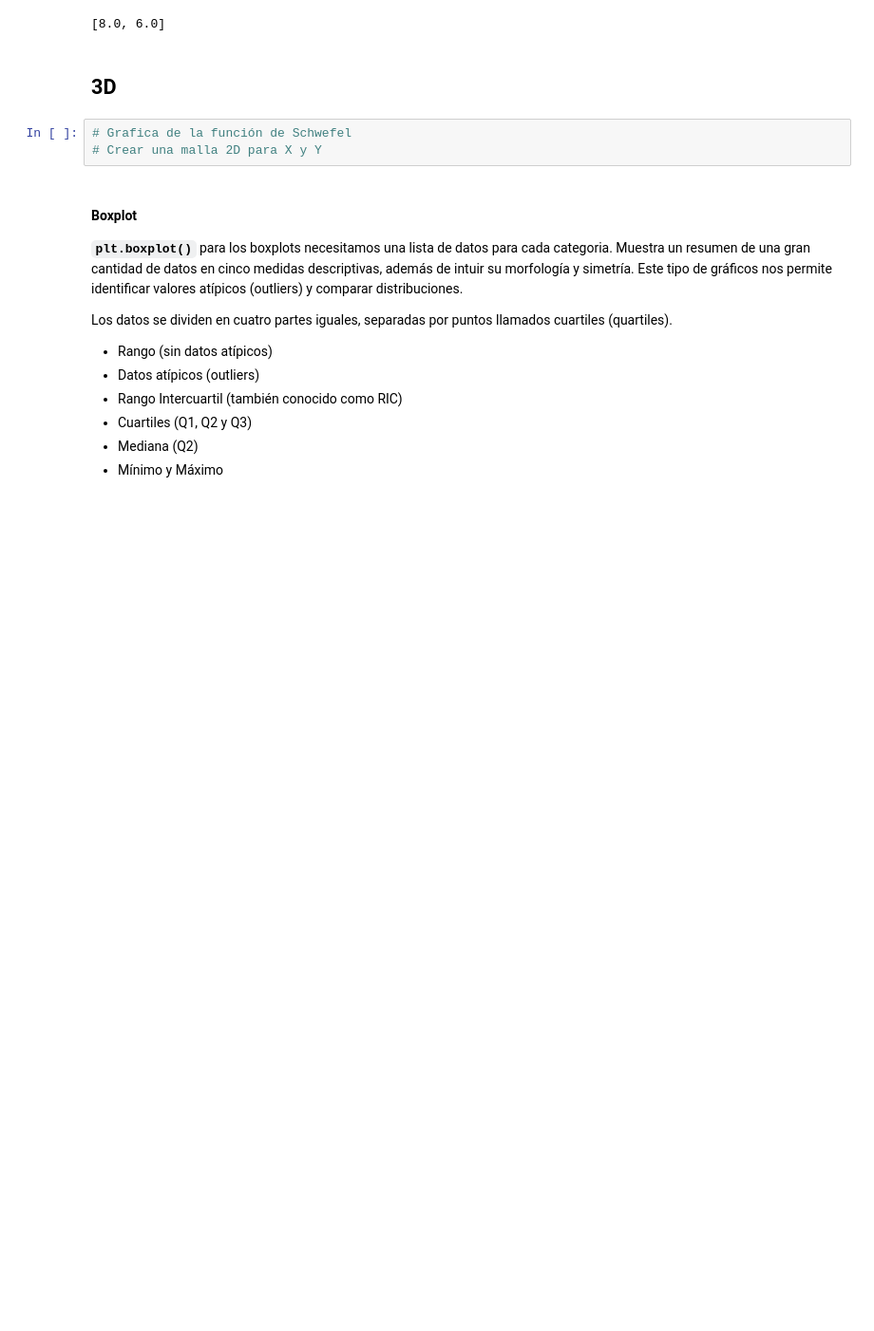
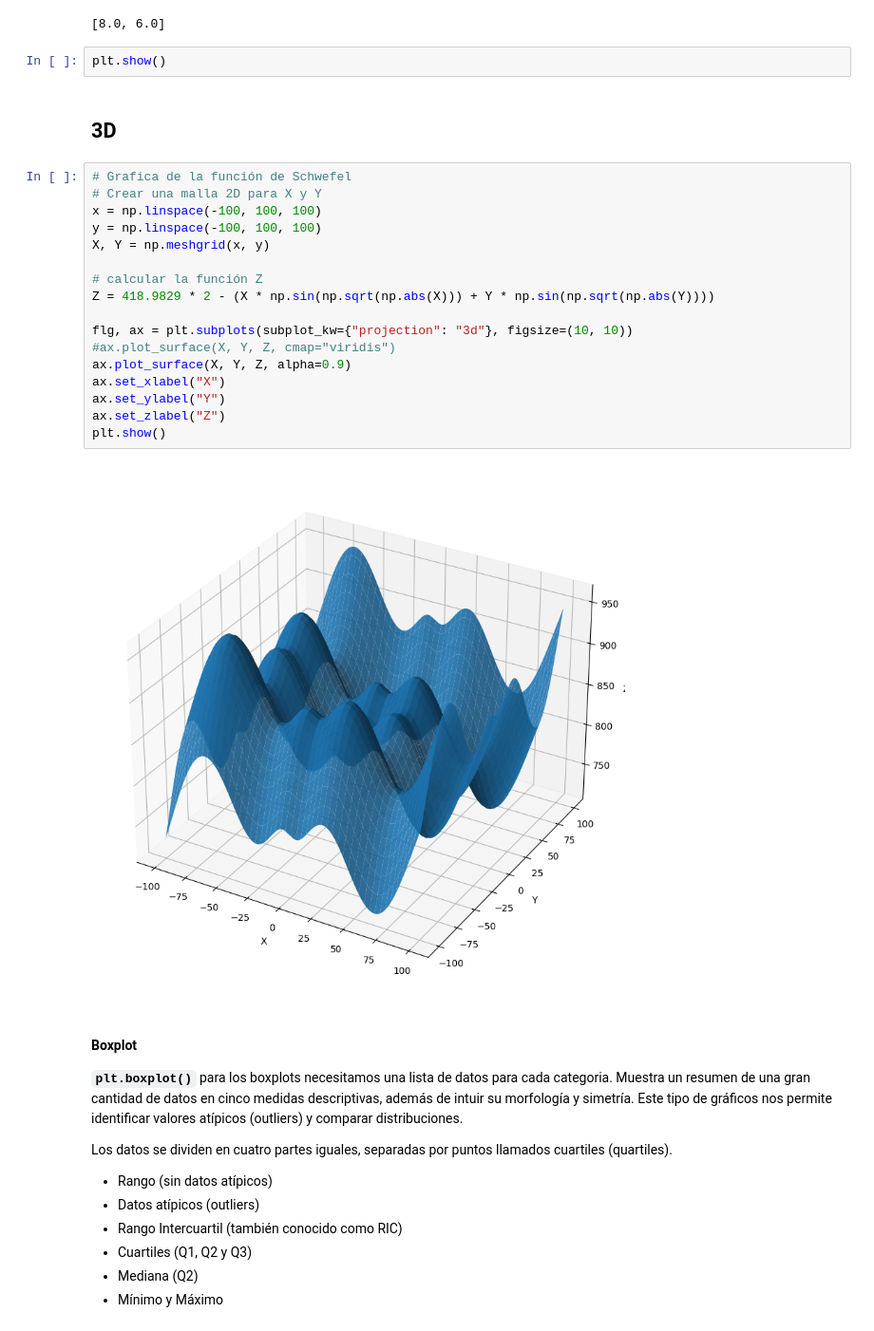
Before and after one commit to para18952/cursoPython2025, a Jupyter notebook: Modulo1_b/06.matplotlib_teoria.ipynb, the cells around one changed output. Shown at 95% size. Drawn from its saved outputs; the diff is of its cells as text; blank space fills up the shorter version.

```diff
--- a/Modulo1_b/06.matplotlib_teoria.ipynb
+++ b/Modulo1_b/06.matplotlib_teoria.ipynb
@@ -298,11 +298,29 @@ plt.rcParams["figure.figsize"] = fig_size
 plt.rcParams.get("figure.figsize")
 # %% [output]
 [8.0, 6.0]
+# %%
+plt.show()
 # %% [markdown]
 ## 3D
-# %%
-# Grafica de la función de Schwefel
-# Crear una malla 2D para X y Y
+# %%
+# Grafica de la función de Schwefel
+# Crear una malla 2D para X y Y
+x = np.linspace(-100, 100, 100)
+y = np.linspace(-100, 100, 100)
+X, Y = np.meshgrid(x, y)
+
+# calcular la función Z
+Z = 418.9829 * 2 - (X * np.sin(np.sqrt(np.abs(X))) + Y * np.sin(np.sqrt(np.abs(Y))))
+
+flg, ax = plt.subplots(subplot_kw={"projection": "3d"}, figsize=(10, 10))
+#ax.plot_surface(X, Y, Z, cmap="viridis")
+ax.plot_surface(X, Y, Z, alpha=0.9)
+ax.set_xlabel("X")
+ax.set_ylabel("Y")
+ax.set_zlabel("Z")
+plt.show()
+# %% [output]
+[figure, added]
 # %% [markdown]
 #### Boxplot
 
```
Also changed, not shown: parts of 1 cell of this notebook.
